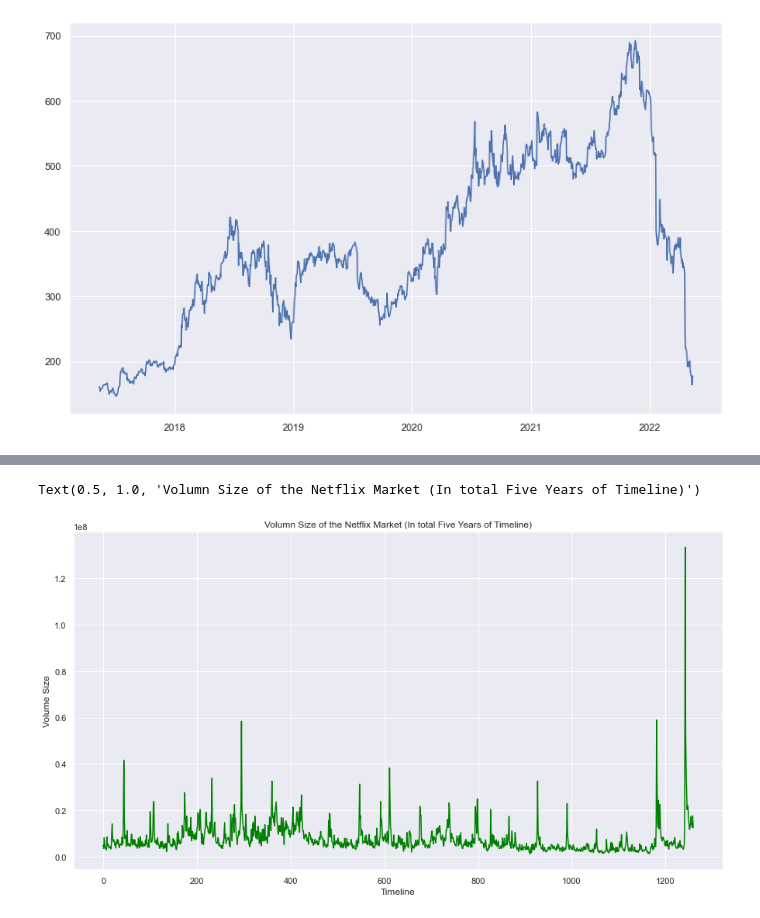
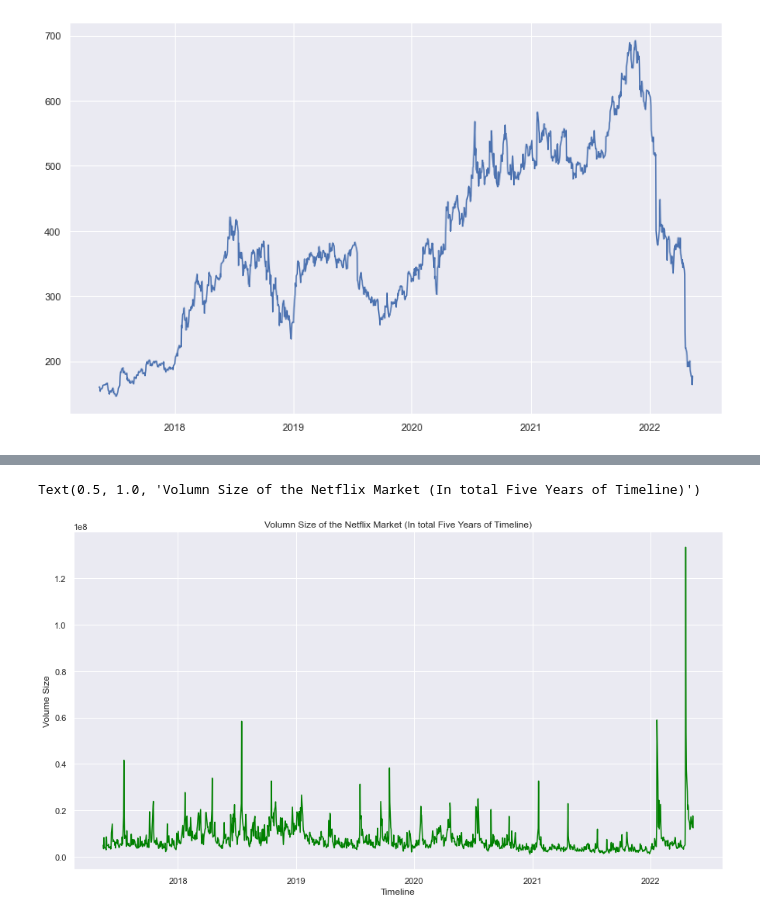
Before and after one commit to sakib4535/statistical_analysis_basics, a Jupyter notebook: PROJECTS/Analytics for Netflix (Content and Stock Market) .ipynb, the cells around one changed output, grey strips where cells are left out. Drawn from its saved outputs; the diff is of its cells as text; code cells hidden in the pictures.

```diff
--- a/PROJECTS/Analytics for Netflix (Content and Stock Market) .ipynb
+++ b/PROJECTS/Analytics for Netflix (Content and Stock Market) .ipynb
@@ -351,11 +350,12 @@ AttributeError: 'AxesSubplot' object has no attribute 'xlabel'
 # %%
 stock = pd.read_csv("NFLX.csv")
+stock["Date"] = pd.to_datetime(stock["Date"])
 
 x = plt.figure(figsize=(15,8))
-plt.plot(stock["Volume"], color="green")
+plt.plot(stock["Date"], stock["Volume"], color="green")
 plt.xlabel("Timeline")
 plt.ylabel("Volume Size")
 plt.title("Volumn Size of the Netflix Market (In total Five Years of Timeline)")
 # %% [output]
 Text(0.5, 1.0, 'Volumn Size of the Netflix Market (In total Five Years of Timeline)')
-[figure, old version]
+[figure, new version]
```
Also changed, not shown: parts of 7 cells of this notebook.
